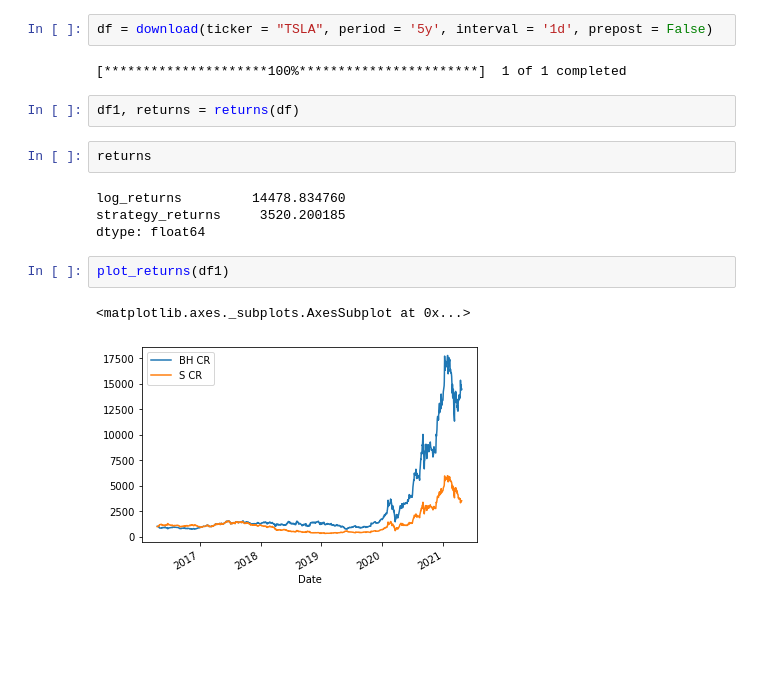
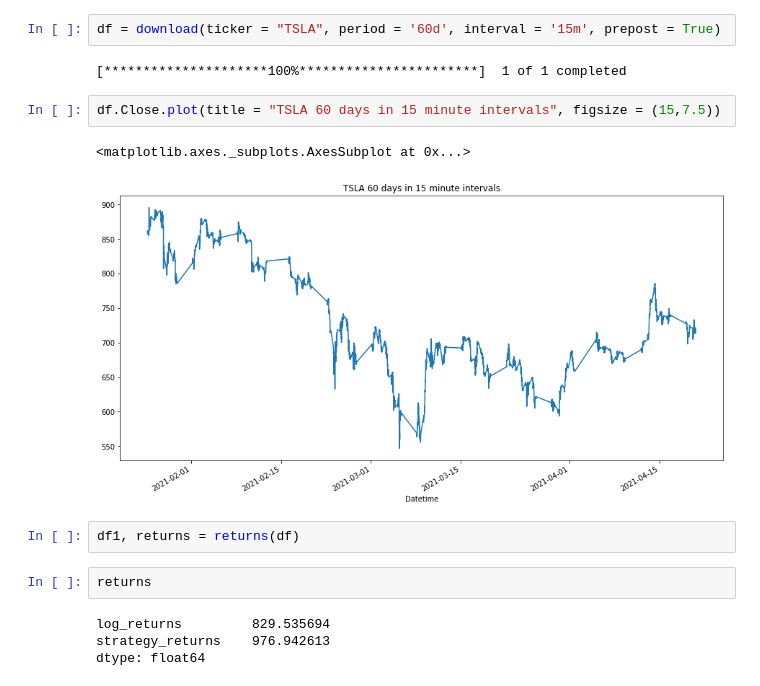
Before and after one commit to DataNinjasPro/Project_2, a Jupyter notebook: final_main.ipynb, the cells around one changed output. Cells and saved outputs as stored; diff of their text form; blank space fills up the shorter version.

```diff
--- a/final_main.ipynb
+++ b/final_main.ipynb
@@ -8,17 +8,17 @@ from strategy import download, returns, plot_returns
 # %%
-df = download(ticker = "TSLA", period = '5y', interval = '1d', prepost = False)
+df = download(ticker = "TSLA", period = '60d', interval = '15m', prepost = True)
 # %% [output]
 [*********************100%***********************]  1 of 1 completed
+# %%
+df.Close.plot(title = "TSLA 60 days in 15 minute intervals", figsize = (15,7.5))
+# %% [output]
+<matplotlib.axes._subplots.AxesSubplot at 0x...>
+[figure, added]
 # %%
 df1, returns = returns(df)
 # %%
 returns
 # %% [output]
-log_returns         14478.834760
-strategy_returns     3520.200185
+log_returns         829.535694
+strategy_returns    976.942613
 dtype: float64
-# %%
-plot_returns(df1)
-# %% [output]
-<matplotlib.axes._subplots.AxesSubplot at 0x...>
-[figure, removed]
```
Also changed, not shown: parts of 2 cells of this notebook, 1 other file.
